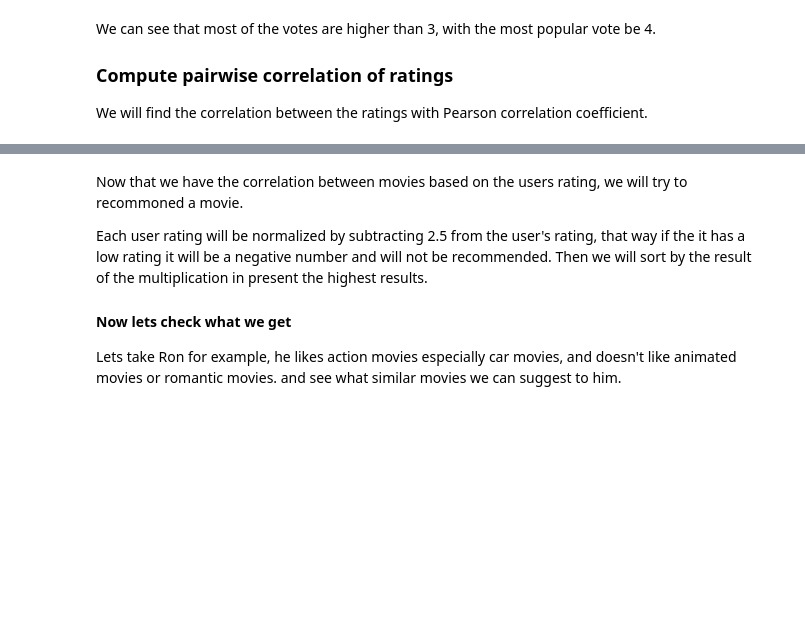
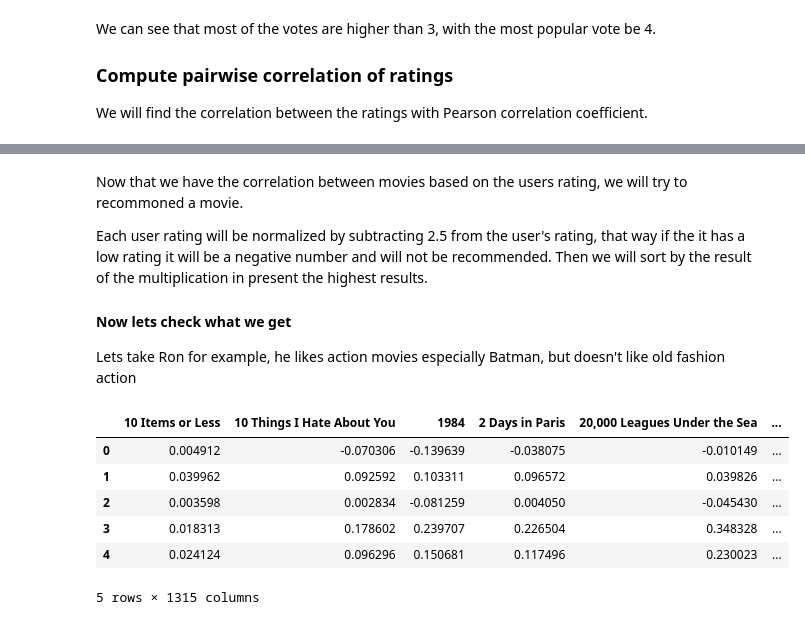
Before and after one commit to ronka/movie-recommendation-notebook, a Jupyter notebook: final_project.ipynb, the cells around one changed output, grey strips where cells are left out. Drawn from its saved outputs; the diff is of its cells as text; code cells hidden in the pictures; blank space fills up the shorter version.

Commit message:
user recommendation is set

```diff
--- a/final_project.ipynb
+++ b/final_project.ipynb
@@ -688,19 +719,15 @@ As we have big dataset of user ratings, we can achieve this recommendation modal
 
 lets prepare our data first.
 # %%
-ratings_df = ratings_raw_df.sample(n=10**5, random_state=1)
-ratings_df = ratings_df[ratings_df['rating'] >= 1]
+userIds = np.random.randint(int(ratings_raw_df['userId'].min()),int(ratings_raw_df['userId'].max()),1000)
+
+ratings_df = pd.DataFrame(ratings_raw_df.columns)
+ratings_df = ratings_raw_df[ratings_raw_df['userId'].isin(userIds)].copy()
 
 # convert rating timestamp to date
 ratings_df['date'] = ratings_df.apply(lambda x: str(datetime.fromtimestamp(x['timestamp']).strftime('%Y-%m-%d')),axis=1)
 #extract release year
 ratings_df['vote_year'] = pd.to_datetime(ratings_df['date']).dt.year
-
-ratings_movies_df = pd.merge(movies_df,ratings_df,left_on='id', right_on='movieId').loc[:, ('movieId','title','userId','rating')]
-
-# remove movies with less then 10 ratings
-user_ratings_df = ratings_movies_df.pivot_table(index=['userId'],columns=['title'],values='rating')
-user_ratings_df = user_ratings_df.dropna(thresh=10, axis=1).fillna(0,axis=1)
 # %% [markdown]
 In the original dataset each user rating was in a new row. After merging the user ratings with the movies dataset(inorder to get the movie title), we will pivot the DF that way we will have in each row a user with his ratings.
 
@@ -728,6 +760,16 @@ We can see that most of the votes are higher than 3, with the most popular vote
 ### Compute pairwise correlation of ratings
 
 We will find the correlation between the ratings with Pearson correlation coefficient.
+# %%
+ratings_movies_df = pd.merge(movies_df,ratings_df,
+                             how="left", left_on='id', right_on='movieId') \
+                            .loc[:, ('movieId','title','userId','rating')]
+
+# remove movies with less then 10 ratings
+user_ratings_df = ratings_movies_df.pivot_table(index=['userId'],columns=['title'],values='rating')
+user_ratings_df = user_ratings_df.dropna(thresh=5, axis=1).fillna(0,axis=1)
+
+print(user_ratings_df.shape)
 # %%
 corr_matrix = user_ratings_df.corr(method='pearson')
 corr_matrix.head(10)
@@ -738,20 +794,30 @@ Each user rating will be normalized by subtracting 2.5 from the user's rating, t
 
 #### Now lets check what we get
 
-Lets take Ron for example, he likes action movies especially car movies, and doesn't like animated movies or romantic movies. and see what similar movies we can suggest to him.
+Lets take Ron for example, he likes action movies especially Batman, but doesn't like old fashion action
 # %%
 def get_similar(movie_name,rating):
     similar_ratings = corr_matrix[movie_name]*(rating-2.5)
     similar_ratings = similar_ratings.sort_values(ascending=False)
     return similar_ratings
 
 rons_movies = [
-    ("Snatch",3),
-    ("Zodiac",3),
-    ("Star Wars: Episode II - Attack of the Clones",4),("Star Trek III: The Search for Spock",5),("Star Wars",5)]
+    ("Rocky",2),
+    ("Die Hard",3),
+    ("2010", 2),
+    ("Batman Begins",5),
+    ("Mission: Impossible",4)]
 
 similar_movies = pd.DataFrame()
 for movie,rating in rons_movies:
     similar_movies = similar_movies.append(get_similar(movie,rating),ignore_index = True)
 
 similar_movies.head(10)
+# %% [output]
+|  | 10 Items or Less | 10 Things I Hate About You | 1984 | 2 Days in Paris | 20,000 Leagues Under the Sea | ... |
+| 0 | 0.004912 | -0.070306 | -0.139639 | -0.038075 | -0.010149 | ... |
+| 1 | 0.039962 | 0.092592 | 0.103311 | 0.096572 | 0.039826 | ... |
+| 2 | 0.003598 | 0.002834 | -0.081259 | 0.004050 | -0.045430 | ... |
+| 3 | 0.018313 | 0.178602 | 0.239707 | 0.226504 | 0.348328 | ... |
+| 4 | 0.024124 | 0.096296 | 0.150681 | 0.117496 | 0.230023 | ... |
+5 rows × 1315 columns
```
Also changed, not shown: parts of 20 cells of this notebook.
